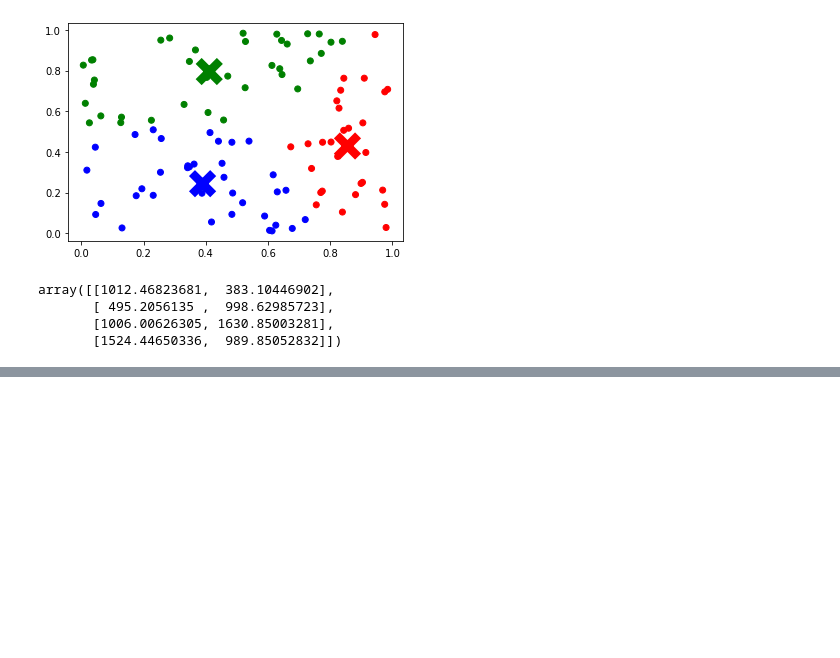
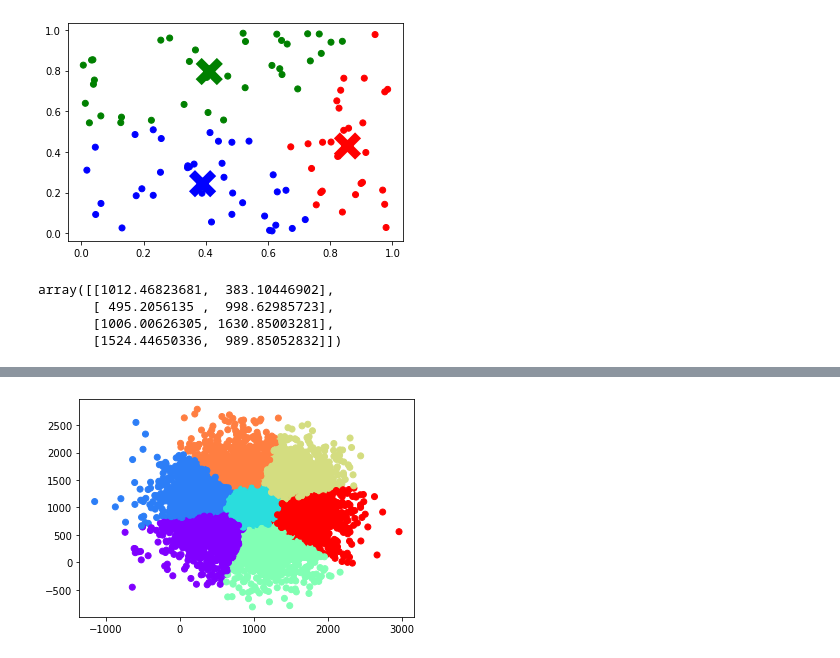
Before and after one commit to samirchowd/funbooks, a Jupyter notebook: kmeans.ipynb, the cells around one changed output, grey strips where cells are left out. Drawn from its saved outputs; the diff is of its cells as text; code cells hidden in the pictures; blank space fills up the shorter version.

```diff
--- a/kmeans.ipynb
+++ b/kmeans.ipynb
@@ -143,8 +143,9 @@ array([[1012.46823681,  383.10446902],
        [1006.00626305, 1630.85003281],
        [1524.44650336,  989.85052832]])
 # %%
-def plot_kmeans(co):
+def plot_kmeans(data, k):
+    ix, centroids = k_means(data, k)
     colors = cm.rainbow(np.linspace(0, 1, len(ix)))
-    colorsbruh = cm.rainbow(np.linspace(0, 1, 5))
+    colorsbruh = cm.rainbow(np.linspace(0, 1, k))
     plt.scatter(data[:,0], data[:,1], c=ix, cmap=matplotlib.colors.ListedColormap(colors))
     plt.show()
@@ -153,0 +152,4 @@ def plot_kmeans(co):
+# %%
+plot_kmeans(data,7)
+# %% [output]
+[figure, added]
```
Also changed, not shown: parts of 1 cell of this notebook, 2 other files.
